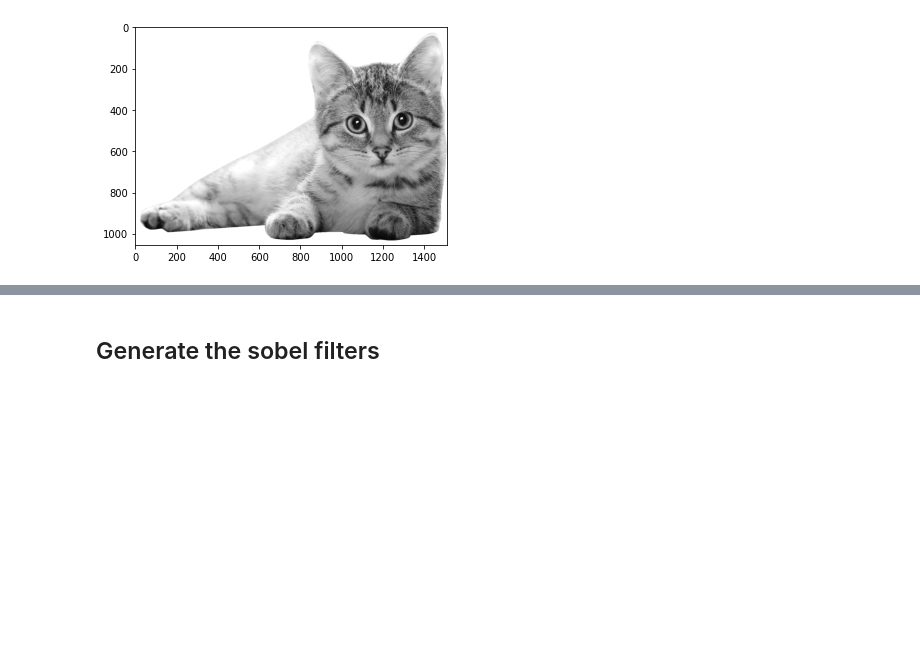
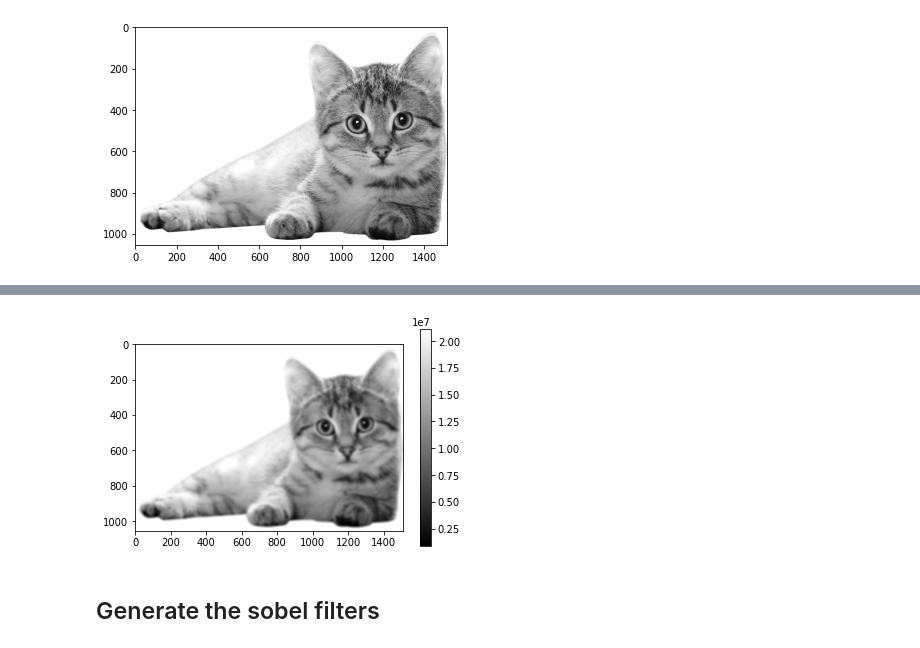
Before and after one commit to amansharma612/image-analysis, a Jupyter notebook: Convolution.ipynb, the cells around one changed output, grey strips where cells are left out. Cells and saved outputs as stored; diff of their text form; code cells hidden in the pictures; blank space fills up the shorter version.

```diff
--- a/Convolution.ipynb
+++ b/Convolution.ipynb
@@ -23,3 +23,12 @@ print(new_img)
  [1. 1. 1. ... 1. 1. 1.]
  [1. 1. 1. ... 1. 1. 1.]]
 [figure]
+# %%
+x = np.linspace(-1,1,20)
+y = np.linspace(-1,1,20)
+
+xx , yy = np.meshgrid(x, y)
+newmat = np.exp(-(xx**2 + yy**2))
+# %%
+conv_img = signal.convolve2d(new_img,  newmat, mode = 'same', boundary = 'symm')
+print(conv_img)
@@ -26,3 +49,9 @@ print(new_img)
+# %%
+plt.imshow(np.absolute(conv_img * 100000), cmap ='gray')
+plt.colorbar()
+plt.savefig("cat_edge.png")
+# %% [output]
+[figure, added]
 # %% [markdown]
 ## Generate the sobel filters
 # %%
```
Also changed, not shown: parts of 5 cells of this notebook, 1 other file.
